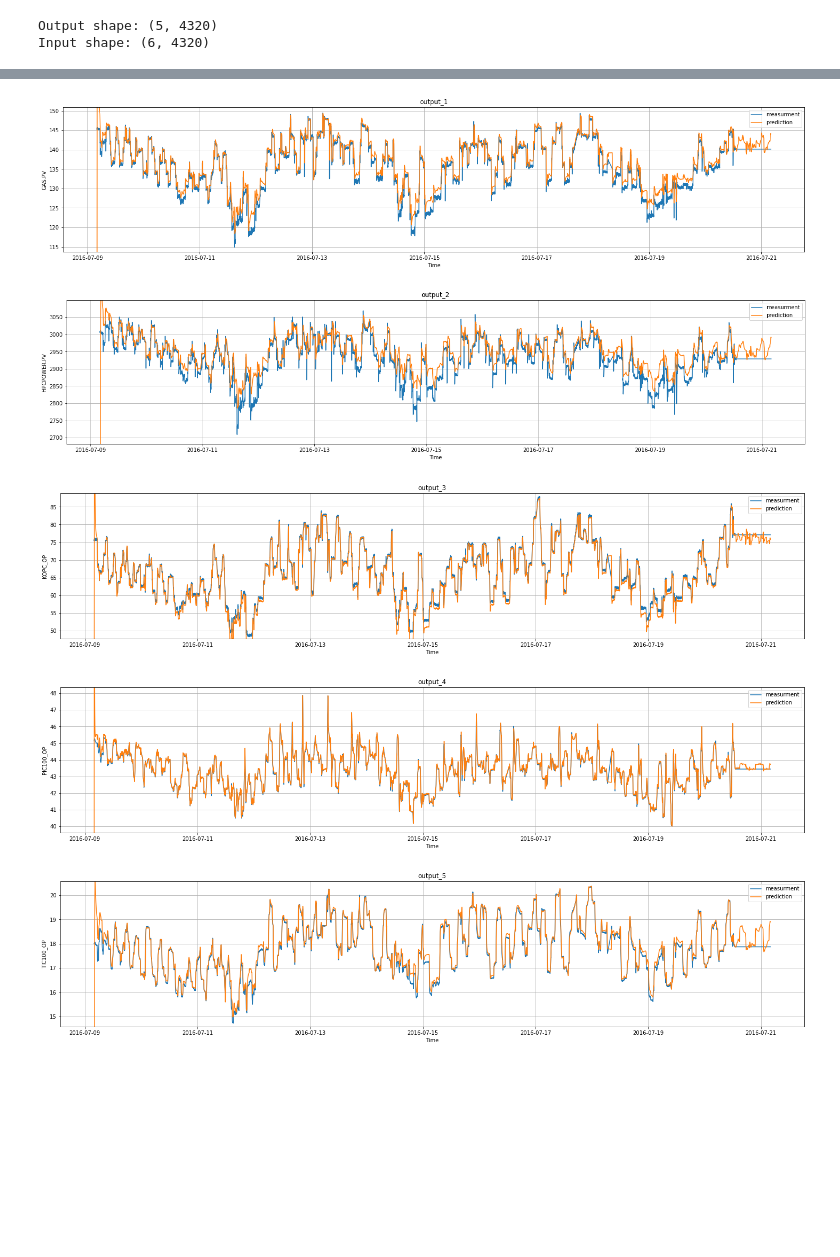
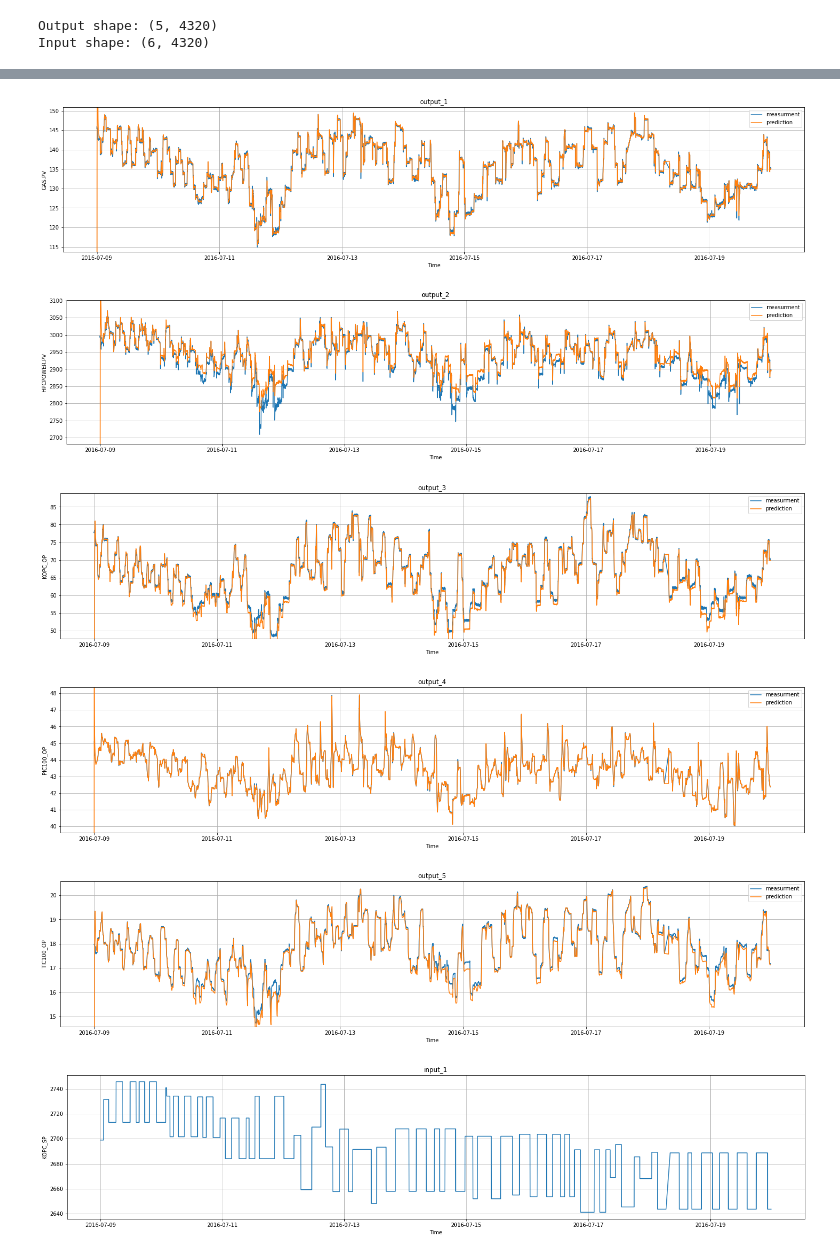
Before and after one commit to Robbie1/sysid, a Jupyter notebook: notebooks/model_id_uptream_june_dataset_HP_section.ipynb, the cells around one changed output, grey strips where cells are left out. Saved outputs shown, nothing was run; the diff lists cells and outputs as text; code cells hidden in the pictures; blank space fills up the shorter version.

Commit message:
Chages fror plot function, control import and change of step function.

```diff
--- a/notebooks/model_id_uptream_june_dataset_HP_section.ipynb
+++ b/notebooks/model_id_uptream_june_dataset_HP_section.ipynb
@@ -82,10 +86,11 @@ The suggested order is: n= 9
 # %%
-start_time = '2016-07-09 04:00:00'
-end_time = '2016-07-21 04:00:00'
-plots.plot_comparison(step_test_data, model, inputs, outputs, start_time, end_time, plt_input=False, scale_plt=True)
+start_time = '2016-07-09 00:00:00'
+end_time = '2016-07-20 00:00:00'
+plots.plot_comparison(step_test_data, model, inputs, outputs, start_time, end_time, plt_input=True, scale_plt=True)
 # %% [output]
-[figure, old version]
+[figure, new version]
-[figure, old version]
+[figure, new version]
-[figure, old version]
+[figure, new version]
-[figure, old version]
+[figure, new version]
-[figure, old version]
+[figure, new version]
+[figure, added]
```
Also changed, not shown: parts of 5 cells of this notebook, 10 other files.
